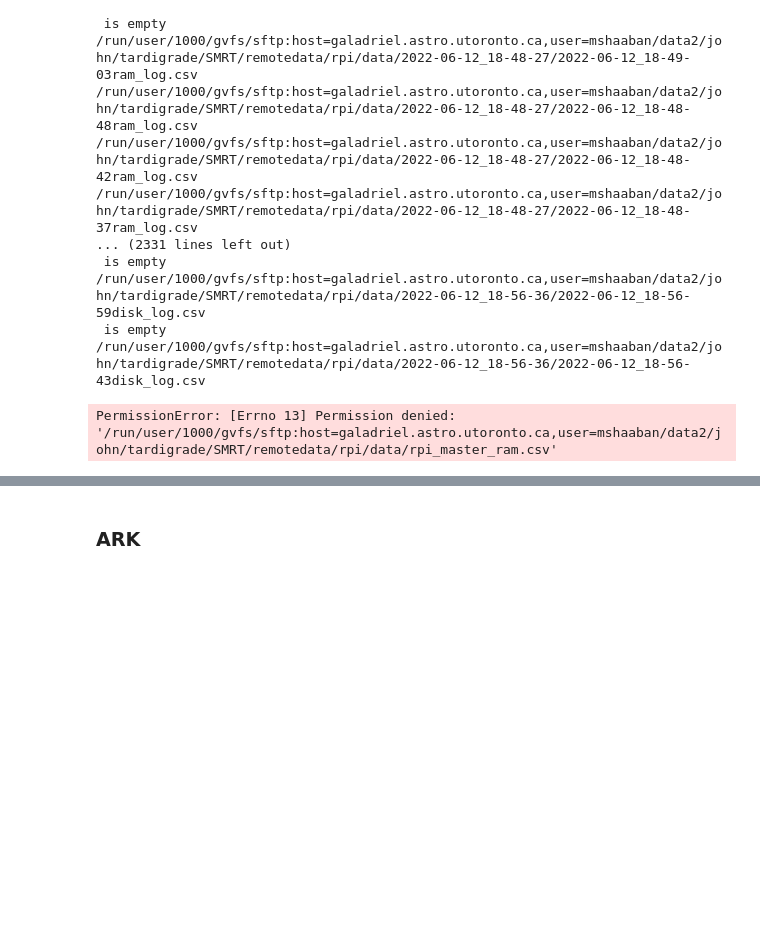
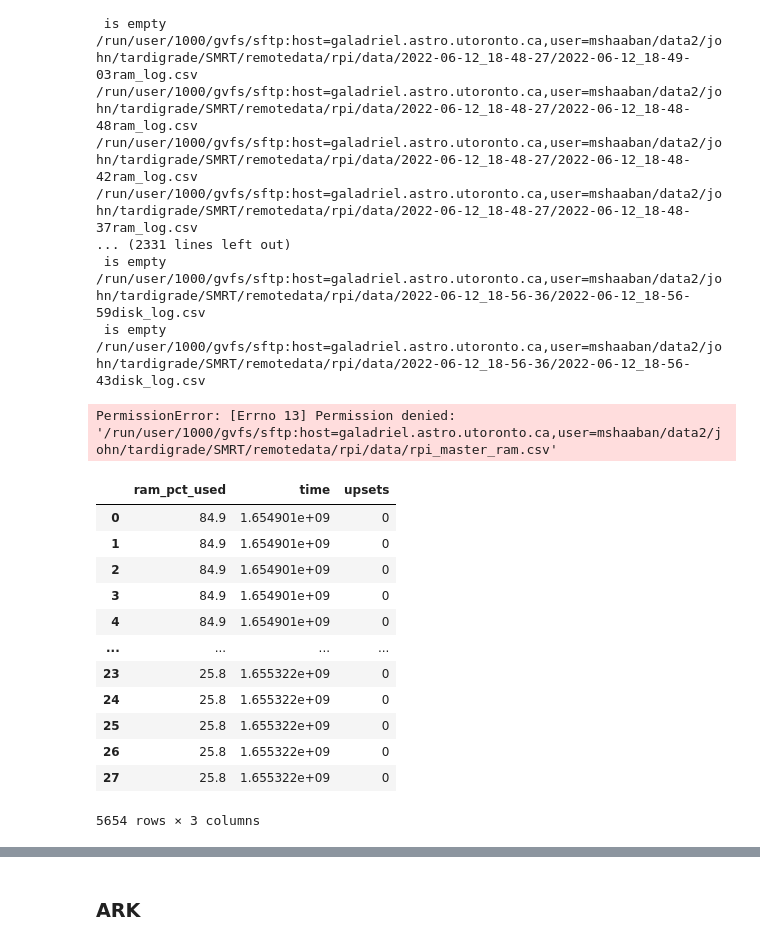
Before and after one commit to ShaabanM/tardigrade, a Jupyter notebook: tardigrade_analysis.ipynb, the cells around one changed output, grey strips where cells are left out. Drawn from its saved outputs; the diff is of its cells as text; code cells hidden in the pictures; blank space fills up the shorter version.

```diff
--- a/tardigrade_analysis.ipynb
+++ b/tardigrade_analysis.ipynb
@@ -349,3 +365,19 @@ PermissionError: [Errno 13] Permission denied: '/run/user/1000/gvfs/sftp:host=ga
 rpi.ram.to_csv(path+"rpi_master_ram.csv",)
 rpi.net.to_csv(path+"rpi_master_net.csv")
 rpi.disk.to_csv(path+"rpi_master_disk.csv")
+# %%
+rpi.ram.query("time>")
+# %% [output]
+|  | ram_pct_used | time | upsets |
+| 0 | 84.9 | 1.654901e+09 | 0 |
+| 1 | 84.9 | 1.654901e+09 | 0 |
+| 2 | 84.9 | 1.654901e+09 | 0 |
+| 3 | 84.9 | 1.654901e+09 | 0 |
+| 4 | 84.9 | 1.654901e+09 | 0 |
+| ... | ... | ... | ... |
+| 23 | 25.8 | 1.655322e+09 | 0 |
+| 24 | 25.8 | 1.655322e+09 | 0 |
+| 25 | 25.8 | 1.655322e+09 | 0 |
+| 26 | 25.8 | 1.655322e+09 | 0 |
+| 27 | 25.8 | 1.655322e+09 | 0 |
+5654 rows × 3 columns
```
Also changed, not shown: parts of 8 cells of this notebook.
